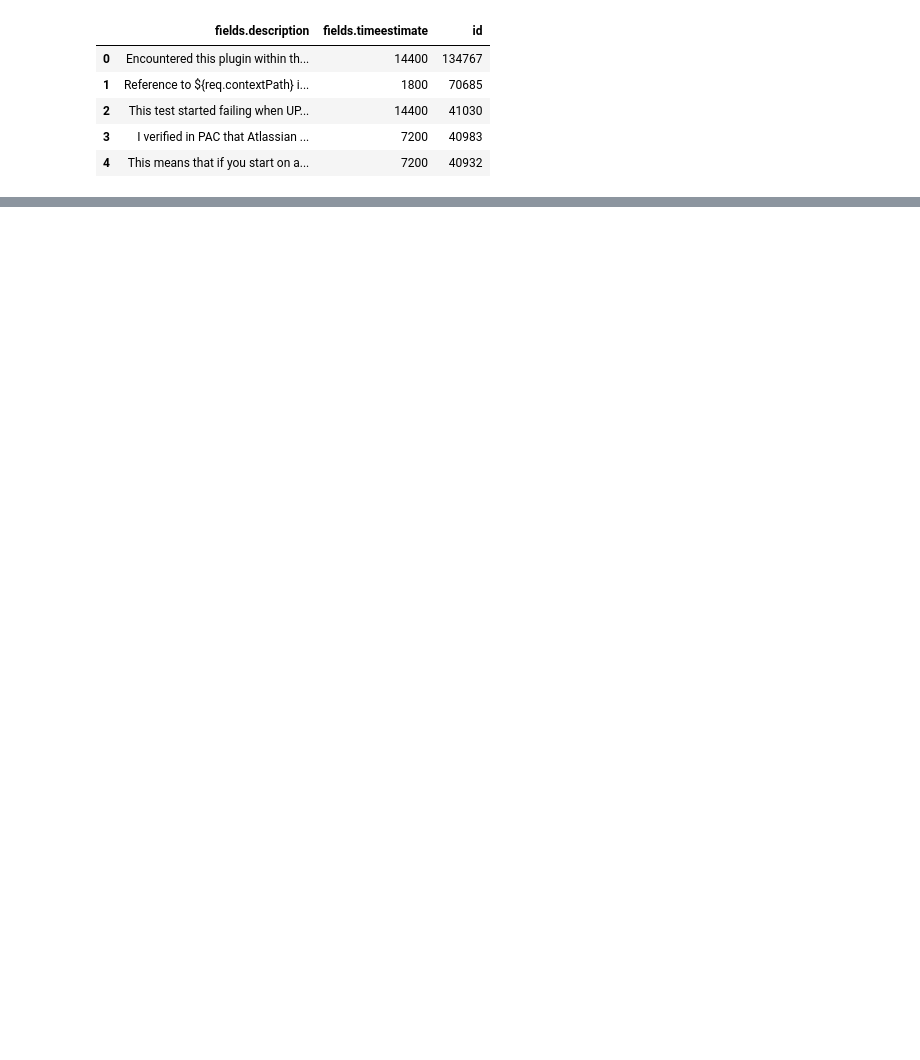
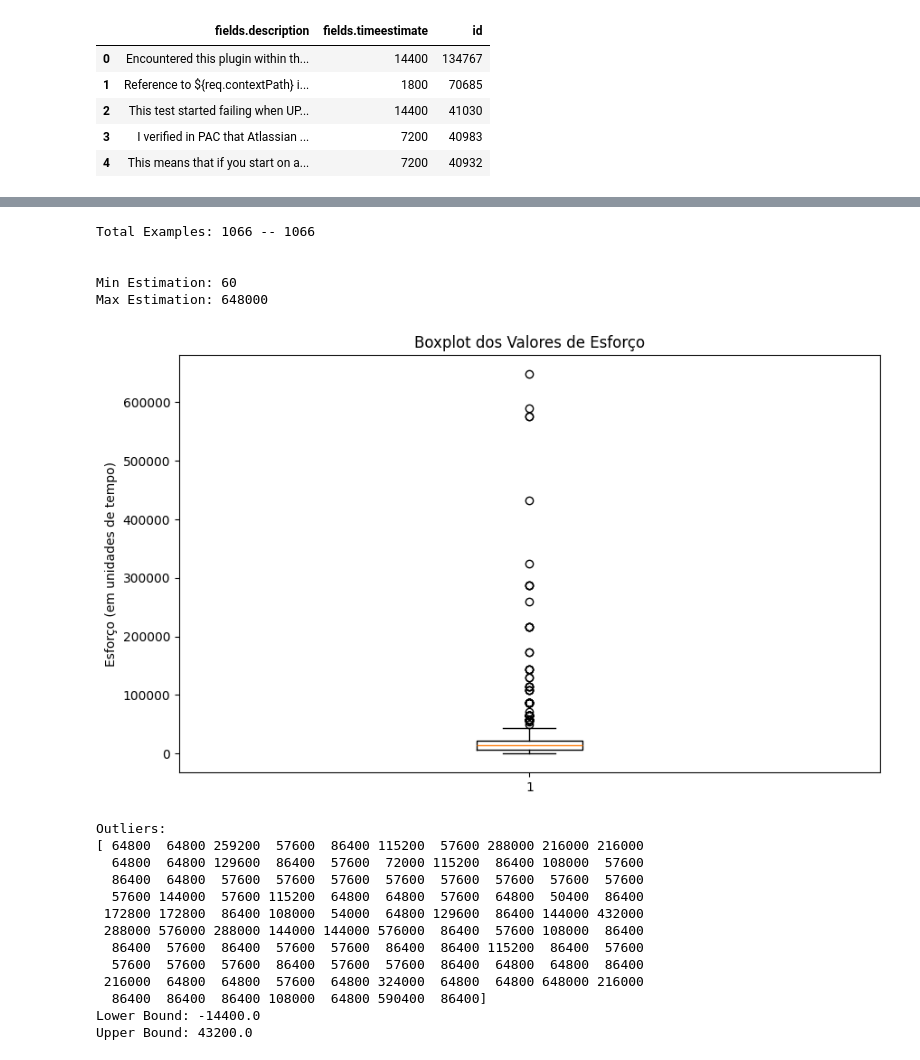
Before and after one commit to rodrigogrigo/analise-requisitos, a Jupyter notebook: requisito_esforco.ipynb, the cells around one changed output, grey strips where cells are left out. Drawn from its saved outputs; the diff is of its cells as text; code cells hidden in the pictures; blank space fills up the shorter version.

```diff
--- a/requisito_esforco.ipynb
+++ b/requisito_esforco.ipynb
@@ -225,0 +186,58 @@ y = dados_filtrados['fields.timeestimate'].values
+# %%
+import numpy as np
+import matplotlib.pyplot as plt
+
+descriptions = dados_filtrados['fields.description'].values
+effort_estimations = dados_filtrados['fields.timeestimate'].values
+
+min_effort = min(effort_estimations)
+max_effort = max(effort_estimations)
+
+effort_estimations = np.array(effort_estimations)
+
+print(f'\nTotal Examples: {len(descriptions)} -- {len(effort_estimations)}\n')
+print(f'\nMin Estimation: {min_effort}')
+print(f'Max Estimation: {max_effort}')
+
+# Boxplot dos valores de esforço
+plt.figure(figsize=(10, 6))
+plt.boxplot(effort_estimations)
+plt.title('Boxplot dos Valores de Esforço')
+plt.ylabel('Esforço (em unidades de tempo)')
+plt.show()
+
+# Calcular os quartis e o IQR
+Q1 = np.percentile(effort_estimations, 25)
+Q3 = np.percentile(effort_estimations, 75)
+IQR = Q3 - Q1
+
+# Determinar os limites inferior e superior
+lower_bound = Q1 - 1.5 * IQR
+upper_bound = Q3 + 1.5 * IQR
+
+# Identificar outliers
+outliers = effort_estimations[(effort_estimations < lower_bound) | (effort_estimations > upper_bound)]
+
+print(f"Outliers:\n{outliers}")
+print(f"Lower Bound: {lower_bound}")
+print(f"Upper Bound: {upper_bound}")
+# %% [output]
+Total Examples: 1066 -- 1066
+
+
+Min Estimation: 60
+Max Estimation: 648000
+[figure, added]
+Outliers:
+[ 64800  64800 259200  57600  86400 115200  57600 288000 216000 216000
+  64800  64800 129600  86400  57600  72000 115200  86400 108000  57600
+  86400  64800  57600  57600  57600  57600  57600  57600  57600  57600
+  57600 144000  57600 115200  64800  64800  57600  64800  50400  86400
+ 172800 172800  86400 108000  54000  64800 129600  86400 144000 432000
+ 288000 576000 288000 144000 144000 576000  86400  57600 108000  86400
+  86400  57600  86400  57600  57600  86400  86400 115200  86400  57600
+  57600  57600  57600  86400  57600  57600  86400  64800  64800  86400
+ 216000  64800  64800  57600  64800 324000  64800  64800 648000 216000
+  86400  86400  86400 108000  64800 590400  86400]
+Lower Bound: -14400.0
+Upper Bound: 43200.0
```
Also changed, not shown: parts of 7 cells of this notebook, 2 other files.
